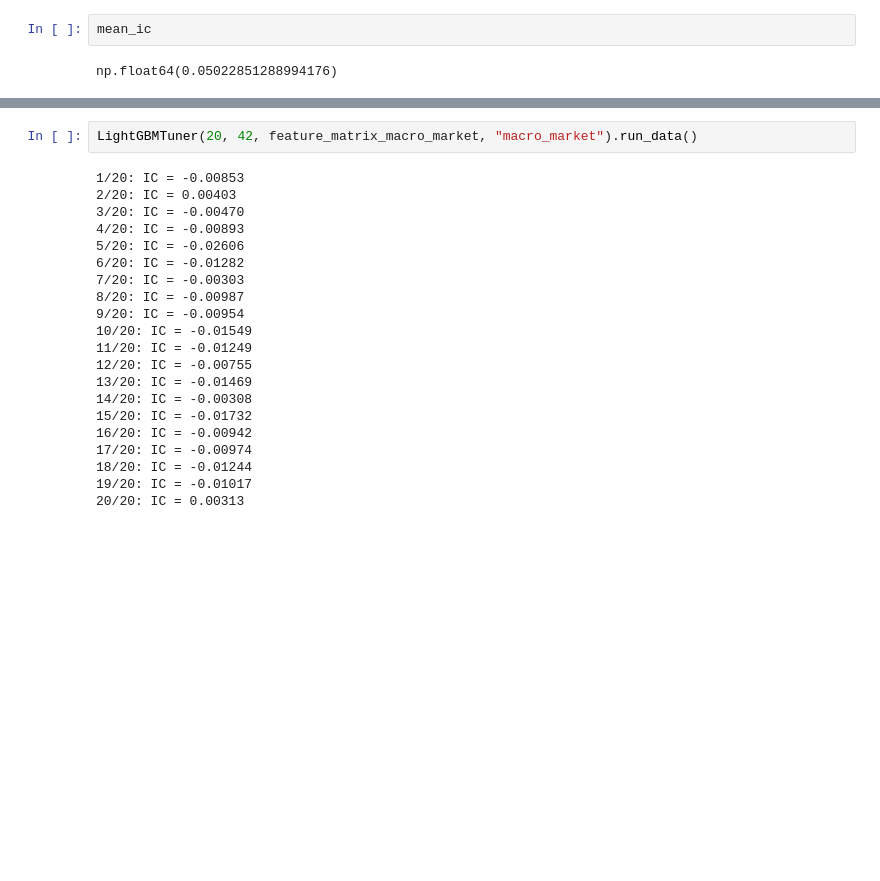
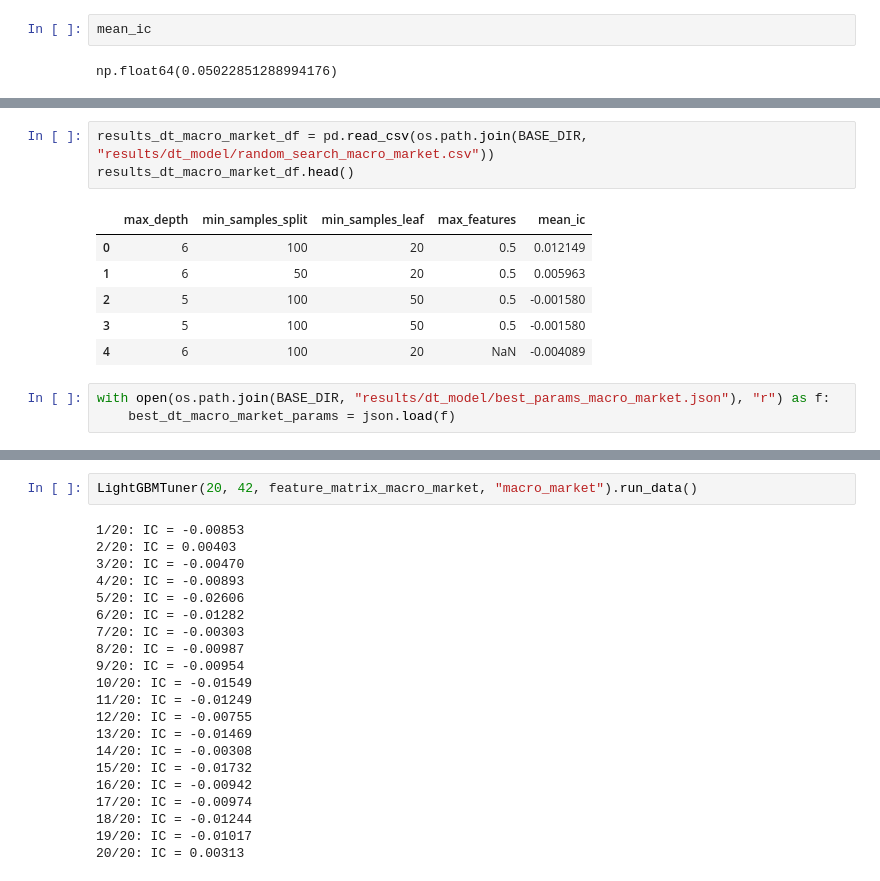
Before and after one commit to hungryfire267/systematic-equities-research, a Jupyter notebook: notebooks/lightgbm_walkforward_research.ipynb, the cells around one changed output, grey strips where cells are left out. Saved outputs shown, nothing was run; the diff lists cells and outputs as text; blank space fills up the shorter version.

```diff
--- a/notebooks/lightgbm_walkforward_research.ipynb
+++ b/notebooks/lightgbm_walkforward_research.ipynb
@@ -391,0 +666,13 @@ np.float64(0.05022851288994176)
+# %%
+results_dt_macro_market_df = pd.read_csv(os.path.join(BASE_DIR, "results/dt_model/random_search_macro_market.csv"))
+results_dt_macro_market_df.head()
+# %% [output]
+|  | max_depth | min_samples_split | min_samples_leaf | max_features | mean_ic |
+| 0 | 6 | 100 | 20 | 0.5 | 0.012149 |
+| 1 | 6 | 50 | 20 | 0.5 | 0.005963 |
+| 2 | 5 | 100 | 50 | 0.5 | -0.001580 |
+| 3 | 5 | 100 | 50 | 0.5 | -0.001580 |
+| 4 | 6 | 100 | 20 | NaN | -0.004089 |
+# %%
+with open(os.path.join(BASE_DIR, "results/dt_model/best_params_macro_market.json"), "r") as f:
+    best_dt_macro_market_params = json.load(f)
```
Also changed, not shown: parts of 34 cells of this notebook, 25 other files.
